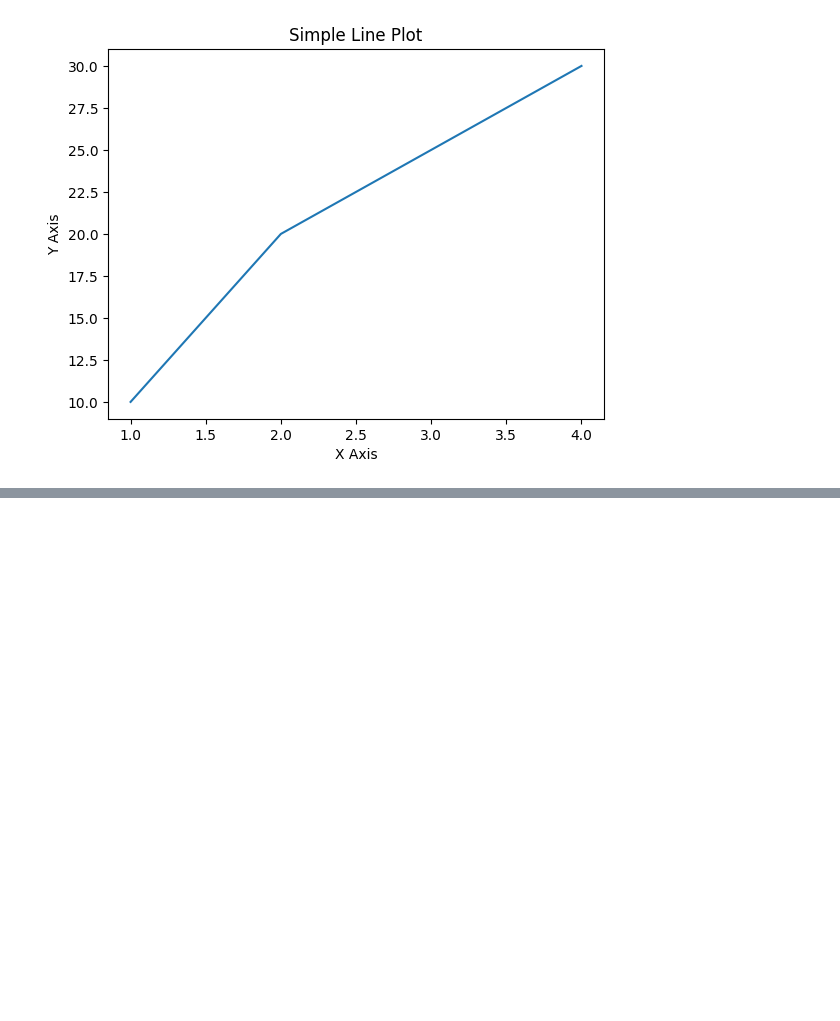
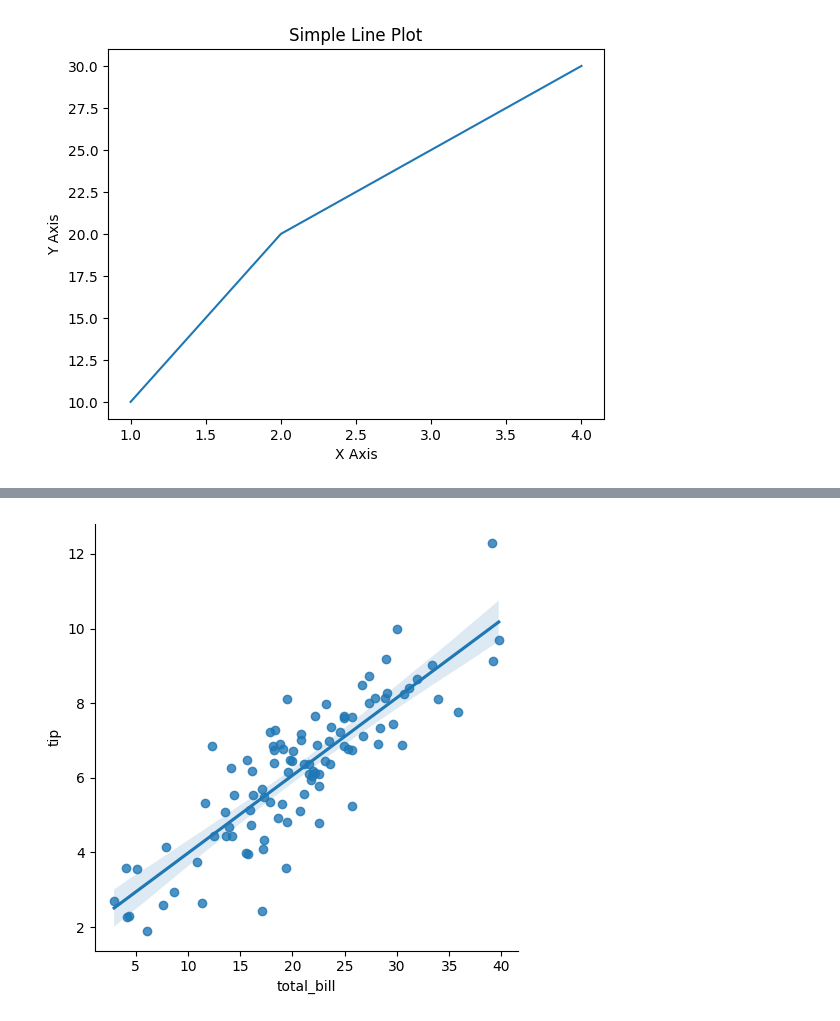
Before and after one commit to imgamer/AILearn, a Jupyter notebook: sz_examination/matplotlib可视化模块.ipynb, the cells around one changed output, grey strips where cells are left out. Cells and saved outputs as stored; diff of their text form; code cells hidden in the pictures; blank space fills up the shorter version.

```diff
--- a/sz_examination/matplotlib可视化模块.ipynb
+++ b/sz_examination/matplotlib可视化模块.ipynb
@@ -19,0 +67,39 @@ plt.show()
+# %%
+# distplot displot单变量或双变量的分布图
+# relplot 两个变量之间的关系图，包括散点图，线图
+# catplot 分类数据可视化，支持多种类型的分类图形，如条形图、箱线图
+# regplot lmplot 绘制回归分析图，展示变量之间的线性关系
+#
+# Seaborn
+# Seaborn是基于Matplotlib的Python数据可视化库，提供了一种高级接口，用于创建吸引人的统计图形
+# Seaborn旨在使可视化成为探索和理解数据的一个核心部分。它内置了许多用于绘制常见统计图形的函数，
+# 这些图形不仅外观美观，而且能够展示数据的多维度和结构化特征。
+#
+# Seaborn的图形创建通常遵循简单的模式：
+# 导入Seaborn库，准备数据（通常是Pandas的DataFrame），然后使用一个Seaborn函数来创建一个图形。
+# 大多数情况下，你只需提供数据和指定变量即可。
+#
+
+# 使用NumPy生成模拟数据集，然后使用Pandas和Seaborn创建一个展示总账单和小费之间线性关系的图表：
+import numpy as np
+import pandas as pd
+import seaborn as sns
+import matplotlib.pyplot as plt  # 修正导入语法
+
+# 设置随机种子以确保结果的可重复性
+np.random.seed(10)
+
+# 模拟数据集
+total_bill = np.random.normal(20, 8, 100)  # 假设账单总额分布，均值为20，标准差为8
+tip = total_bill * 0.2 + np.random.normal(2, 1, 100)  # 假设小费与账单总额成正比
+
+# 创建DataFrame
+tips = pd.DataFrame({"total_bill": total_bill, "tip": tip})  # 修正变量名
+
+# 创建线性关系图
+sns.lmplot(x="total_bill", y="tip", data=tips)  # 修正变量名
+
+# 显示图形
+plt.show()
+# %% [output]
+[figure, added]
```
Also changed, not shown: parts of 2 cells of this notebook.
